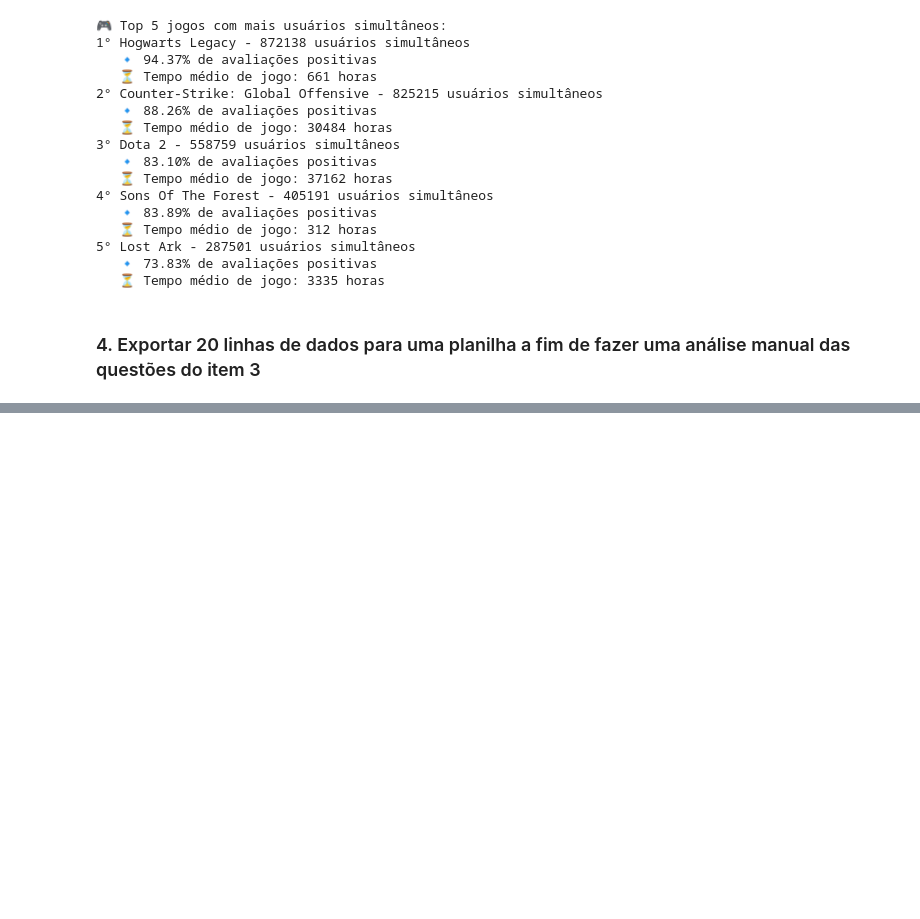
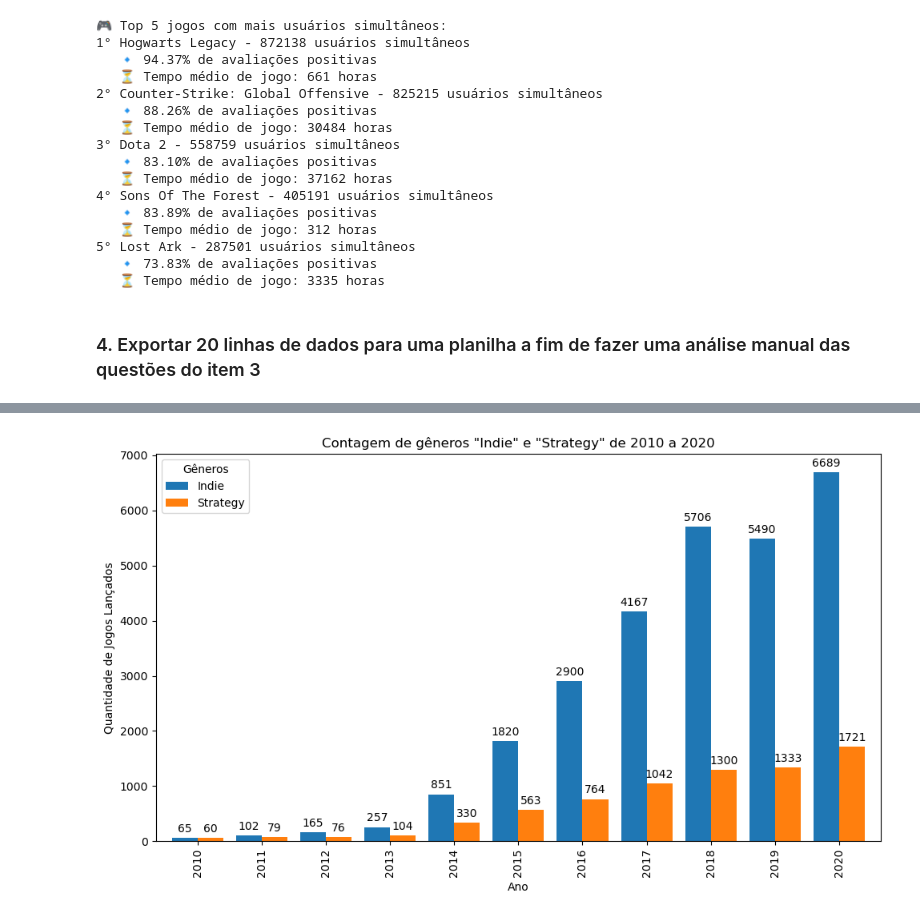
Before and after one commit to Cesars-Salad/project-phase1-steam-games-analysis, a Jupyter notebook: main_notebook.ipynb, the cells around one changed output, grey strips where cells are left out. Saved outputs shown, nothing was run; the diff lists cells and outputs as text; code cells hidden in the pictures; blank space fills up the shorter version.

```diff
--- a/main_notebook.ipynb
+++ b/main_notebook.ipynb
@@ -72,0 +140,4 @@ Arquivo data/processed/randon_20_lines.xlsx já existe. Nenhuma ação realizada
+# %%
+src.game.indie_strategy_trend(df)
+# %% [output]
+[figure, added]
```
Also changed, not shown: parts of 10 cells of this notebook, 1 other file.
